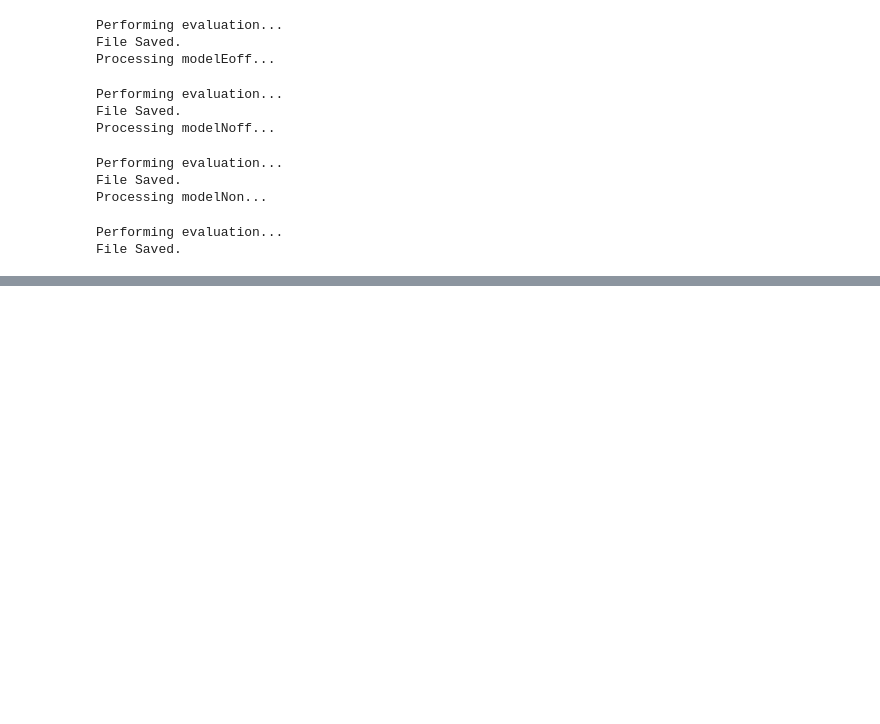
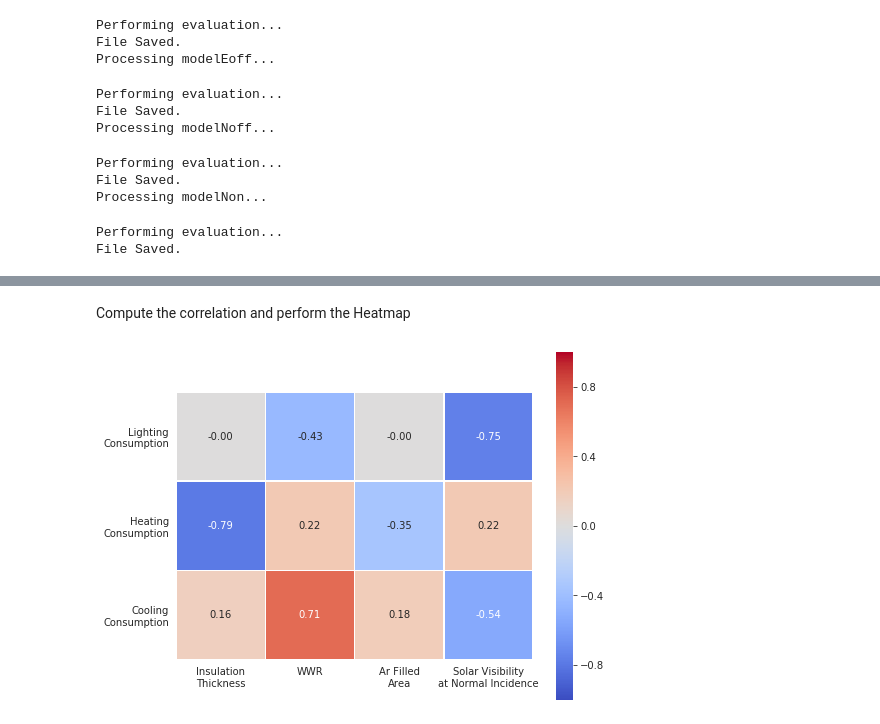
Before and after one commit to lucagioacchini/ict-building-design, a Jupyter notebook: 1_parameters_optimization/besos.ipynb, the cells around one changed output, grey strips where cells are left out. Saved outputs shown, nothing was run; the diff lists cells and outputs as text; code cells hidden in the pictures; blank space fills up the shorter version.

```diff
--- a/1_parameters_optimization/besos.ipynb
+++ b/1_parameters_optimization/besos.ipynb
@@ -8,0 +4,8 @@ The output dataframe is saved into the `../data/` directory to be analyzed and p
+# %%
+def argThick(window_uval):
+    window_thick = .003
+    window_lambda = .9
+    arg_lambda = .016
+    arg_thick = (1/window_uval - 2*window_thick/window_lambda)*arg_lambda
+
+    return arg_thick
@@ -153,0 +432,41 @@ File Saved.
+# %% [markdown]
+Compute the correlation and perform the Heatmap
+# %%
+fig=plt.figure(figsize=(8, 8))
+outputs2 = outputs.drop(columns=['Argon1', 'Visibility1']).rename(columns={
+    'Visibility2':'Solar Visibility\nat Normal Incidence',
+    'Argon2':'Ar Filled\nArea',
+    'Window to Wall Ratio':'WWR',
+    'Insulation Thickness':'Insulation\nThickness',
+    'DistrictCooling:Facility':'Cooling\nConsumption',
+    'DistrictHeating:Facility':'Heating\nConsumption',
+    'InteriorLights:Electricity':'Lighting\nConsumption'
+})
+temp = temp = outputs2.corr()
+temp = temp.drop(columns=['Cooling\nConsumption','Heating\nConsumption','Lighting\nConsumption'])
+temp = temp.drop(['Ar Filled\nArea', 'Insulation\nThickness', 'WWR', 'Solar Visibility\nat Normal Incidence'])
+cmap = LinearSegmentedColormap.from_list(
+    name='hm',
+    colors=['lightgreen','white','salmon']
+)
+mask = np.zeros_like(temp, dtype=np.bool)
+mask[np.triu_indices_from(mask)] = True
+with sns.axes_style("white"):
+    ax = sns.heatmap(
+        temp,
+        annot=True,
+        fmt='.2f',
+        cmap='coolwarm',
+        #cmap = cmap,
+        square=True,
+        linewidths=.5,
+        annot_kws={"size": 10},
+        cbar_kws={"shrink": .8},
+        vmin=-1,
+        vmax=1
+    )
+    ax.set_ylim(3, 0, .5)
+    plt.yticks(rotation=0)
+    plt.savefig('../fig/heatmap.png', transparent=True)
+# %% [output]
+[figure, added]
```
Also changed, not shown: parts of 8 cells of this notebook, 41 other files.
